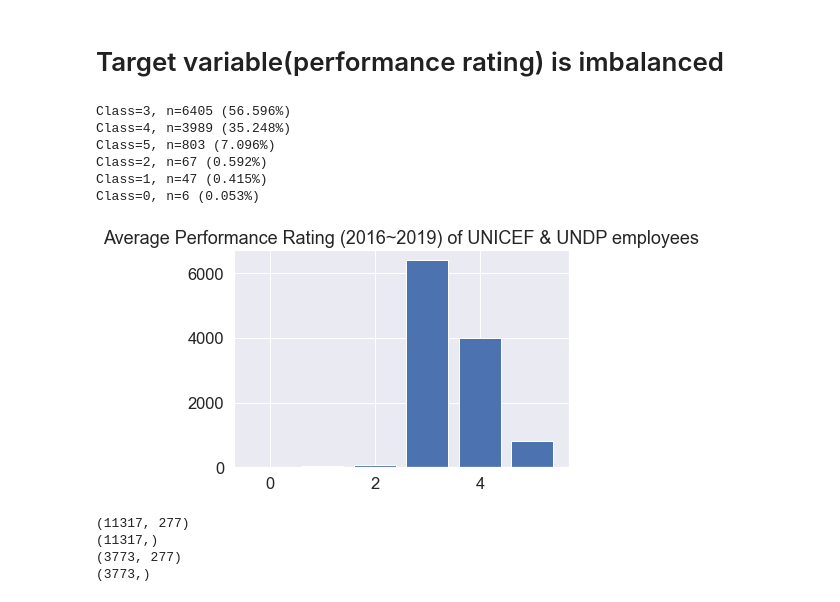
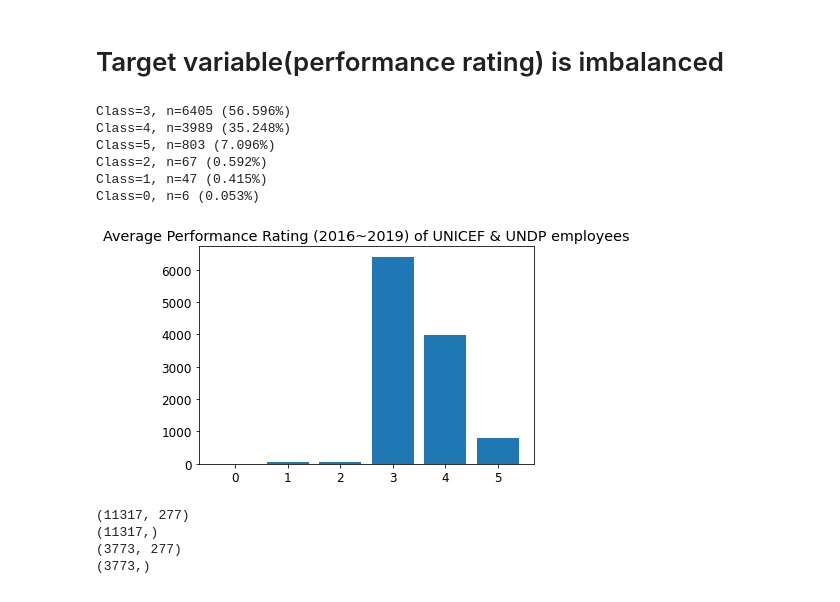
Before and after one commit to oliviahs/Python_practices, a Jupyter notebook: dw4_SMOTE.ipynb, the cells around one changed output. Cells and saved outputs as stored; diff of their text form; code cells hidden in the pictures.

Commit message:
param

```diff
--- a/dw4_SMOTE.ipynb
+++ b/dw4_SMOTE.ipynb
@@ -60,6 +60,3 @@ mydf3.head()
 5 rows × 278 columns
 # %%
 var = mydf3[['Performance_mean',"Gender_Male", "Position_Count", "Years of Service", "Age", "Hardship_max", "Max_Incumbent", "Family/Non-Family_N"]]
-# %%
-sns.pairplot(data=var)
-sns.set(font_scale=1.5)
@@ -68,6 +62,0 @@ sns.set(font_scale=1.5)
-# %%
-cor_mat = var.corr().round(2)
-plt.rcParams['font.size'] = 18
-plt.figure(figsize = (12, 12))
-sns.heatmap(cor_mat, vmin = -0.5, vmax = 0.8, center = 0,
-            cmap = plt.cm.RdYlGn_r, annot = True);
@@ -75,0 +63,6 @@ sns.heatmap(cor_mat, vmin = -0.5, vmax = 0.8, center = 0,
+# %%
+cor_mat = var.corr().round(2)
+plt.rcParams['font.size'] = 15
+plt.figure(figsize = (12, 12))
+sns.heatmap(cor_mat, vmin = -0.5, vmax = 0.8, center = 0,
+            cmap = plt.cm.RdYlGn_r, annot = True);
@@ -102,27 +97,27 @@ X_train, X_test, y_train, y_test = train_test_split(X, y,
 # Target variable(performance rating) is imbalanced
 # %%
 from collections import Counter
-from matplotlib import pyplot
 
 
 # summarize distribution
 counter = Counter(y_train)
 for k,v in counter.items():
     per = v / len(y_train) * 100
     print('Class=%d, n=%d (%.3f%%)' % (k, v, per))
 
 # plot the distribution
-pyplot.bar(counter.keys(), counter.values())
-pyplot.title('Average Performance Rating (2016~2019) of UNICEF & UNDP employees')
-pyplot.show()
+plt.rcParams['font.size'] = 12
+plt.bar(counter.keys(), counter.values())
+plt.title('Average Performance Rating (2016~2019) of UNICEF & UNDP employees')
+plt.show()
 # %% [output]
 Class=3, n=6405 (56.596%)
 Class=4, n=3989 (35.248%)
 Class=5, n=803 (7.096%)
 Class=2, n=67 (0.592%)
 Class=1, n=47 (0.415%)
 Class=0, n=6 (0.053%)
-[figure, old version]
+[figure, new version]
 # %%
 print(X_train.shape)
 print(y_train.shape)
```
Also changed, not shown: parts of 42 cells of this notebook.
